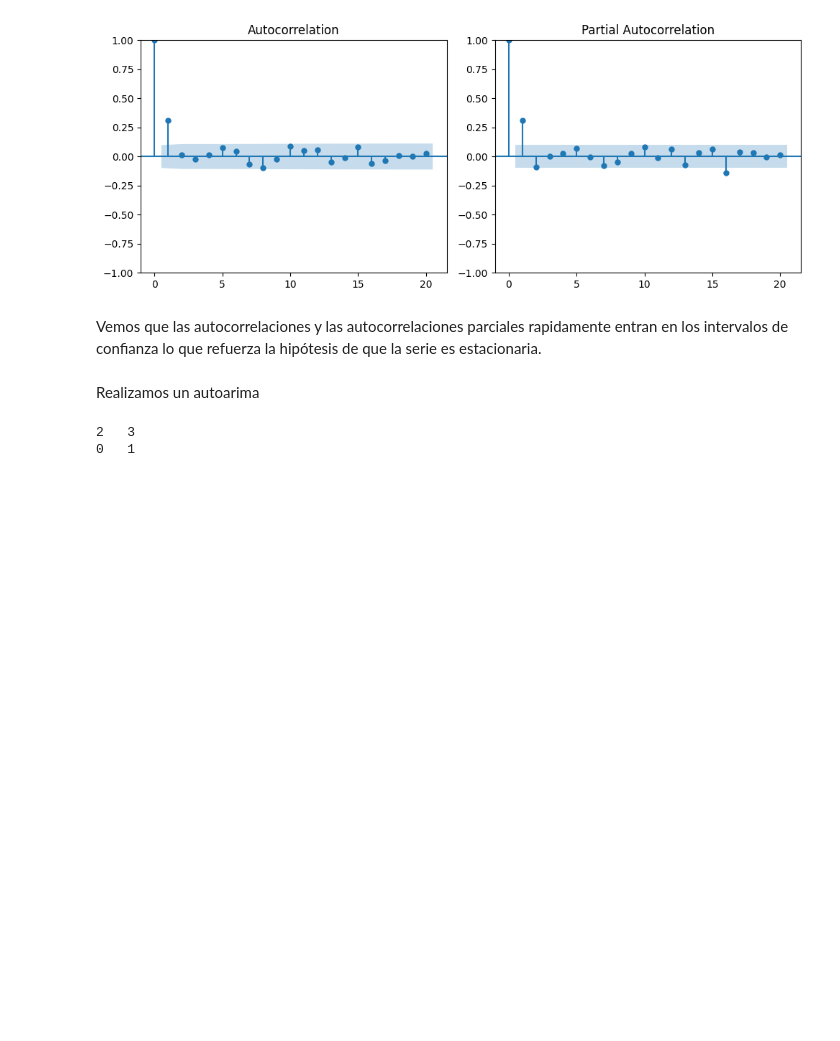
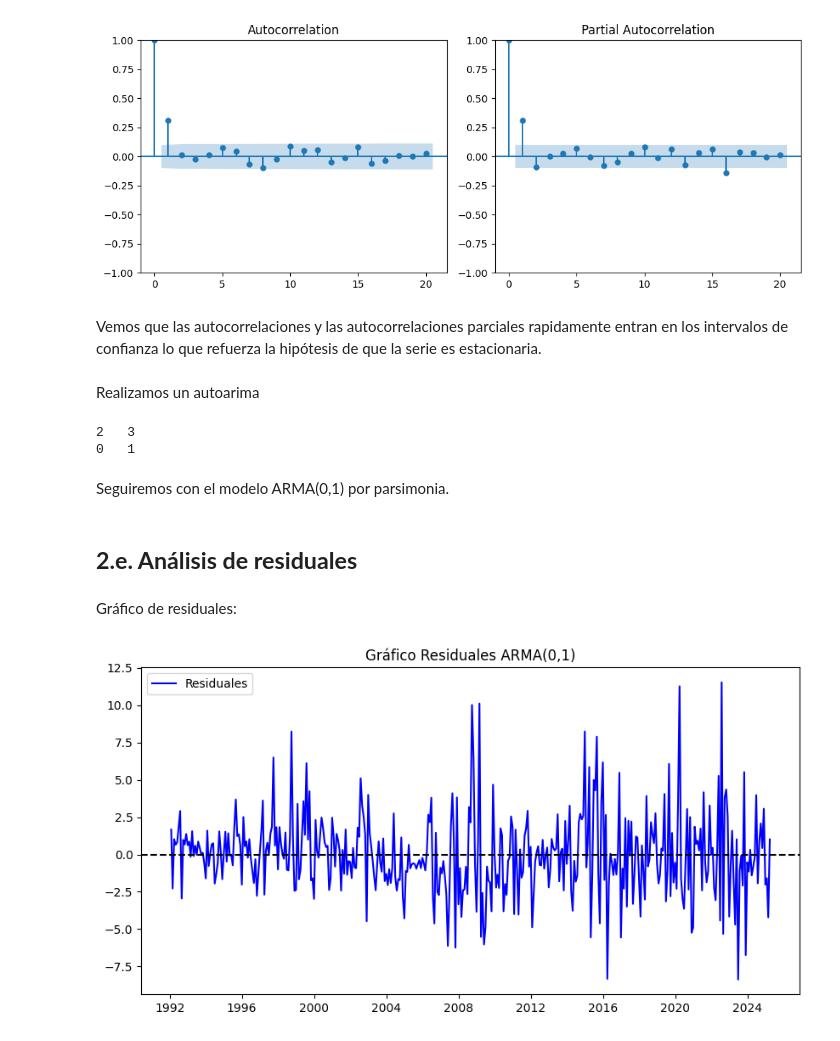
Before and after one commit to nicolozanoh/202510-Series-Taller2, a Jupyter notebook: scripts/nb.ipynb, the cells around one changed output. Cells and saved outputs as stored; diff of their text form; code cells hidden in the pictures; blank space fills up the shorter version.

Commit message:
Grafico e histograma de residuales

```diff
--- a/scripts/nb.ipynb
+++ b/scripts/nb.ipynb
@@ -172,3 +175,24 @@ with open("output\\autoarima_bic.tex", "w") as f:
 # %% [output]
 2   3
 0   1
+# %% [markdown]
+Seguiremos con el modelo ARMA(0,1) por parsimonia.
+# %% [markdown]
+## **2.e. Análisis de residuales**
+# %% [markdown]
+Gráfico de residuales:
+# %%
+model = ARIMA(data_trm2['retorno'], order=(0, 0, 1))
+model_fit = model.fit()
+
+residuales = model_fit.resid
+
+plt.figure(figsize=(10,5))
+plt.plot(residuales, label="Residuales", color="blue")
+plt.axhline(y=0, color='black', linestyle='--')
+plt.title("Gráfico Residuales ARMA(0,1)")
+plt.legend()
+plt.savefig("output\\graf_resid.png", dpi=300, bbox_inches='tight')
+plt.show()
+# %% [output]
+[figure, added]
```
Also changed, not shown: parts of 3 cells of this notebook, 2 other files.
